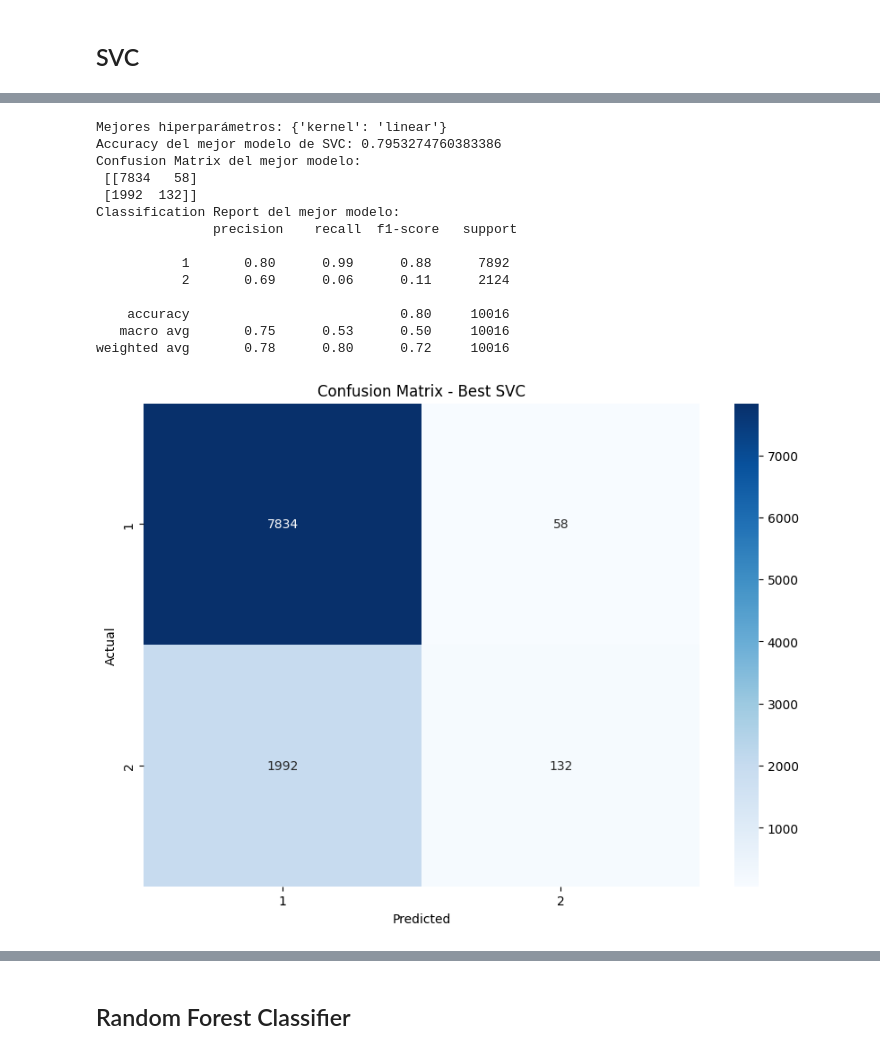
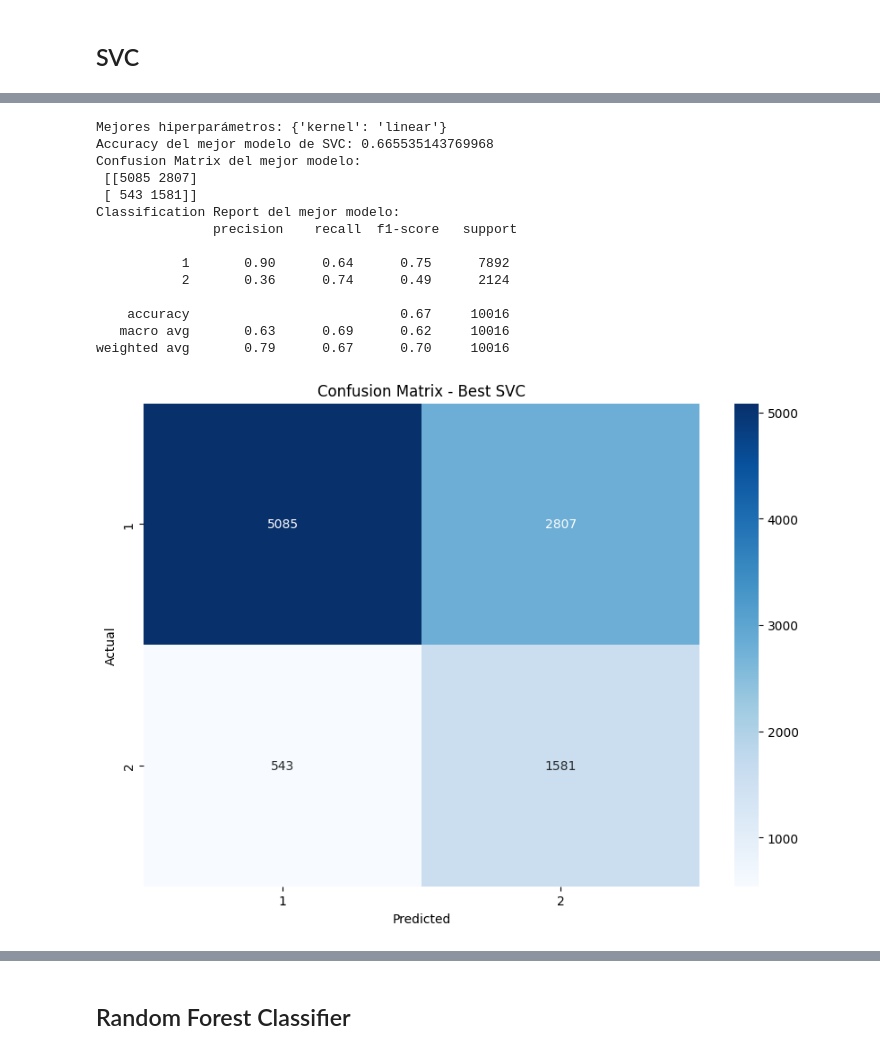
Before and after one commit to empleo-inducido/project-ml, a Jupyter notebook: models/MLFlow.ipynb, the cells around one changed output, grey strips where cells are left out. Cells and saved outputs as stored; diff of their text form; code cells hidden in the pictures.

Commit message:
Cambios de libreta de modelos MLFlow

```diff
--- a/models/MLFlow.ipynb
+++ b/models/MLFlow.ipynb
@@ -141,0 +158,8 @@ y_test = test['TIPO_PACIENTE']
+# %%
+from imblearn.under_sampling import RandomUnderSampler
+
+# Crear el objeto RandomUnderSampler
+undersample = RandomUnderSampler()
+
+# Aplicar el submuestreo a tus datos
+X_resampled, y_resampled = undersample.fit_resample(X_train, y_train)
@@ -197,7 +228,7 @@ nombre = f"{modelo}_{fecha_hora_actual}"
 # Iniciar una nueva ejecución en MLflow con un nombre específico
 with mlflow.start_run(run_name=nombre):
     # Ajustar GridSearchCV en los datos de entrenamiento
-    grid_search.fit(X_train, y_train)
+    grid_search.fit(X_resampled, y_resampled)
 
     # Obtener los mejores hiperparámetros
     best_params = grid_search.best_params_
@@ -319,7 +350,7 @@ nombre = f"{modelo}_{fecha_hora_actual}"
 # Iniciar una nueva ejecución en MLflow con un nombre específico
 with mlflow.start_run(run_name=nombre):
     # Ajustar GridSearchCV en los datos de entrenamiento
-    grid_search.fit(X_train, y_train)
+    grid_search.fit(X_resampled, y_resampled)
 
     # Obtener los mejores hiperparámetros
     best_params = grid_search.best_params_
@@ -400,18 +427,18 @@ mlflow.end_run()
 Mejores hiperparámetros: {'kernel': 'linear'}
-Accuracy del mejor modelo de SVC: 0.7953274760383386
+Accuracy del mejor modelo de SVC: 0.665535143769968
 Confusion Matrix del mejor modelo:
- [[7834   58]
- [1992  132]]
+ [[5085 2807]
+ [ 543 1581]]
 Classification Report del mejor modelo:
                precision    recall  f1-score   support
 
-           1       0.80      0.99      0.88      7892
-           2       0.69      0.06      0.11      2124
+           1       0.90      0.64      0.75      7892
+           2       0.36      0.74      0.49      2124
 
-    accuracy                           0.80     10016
-   macro avg       0.75      0.53      0.50     10016
-weighted avg       0.78      0.80      0.72     10016
+    accuracy                           0.67     10016
+   macro avg       0.63      0.69      0.62     10016
+weighted avg       0.79      0.67      0.70     10016
-[figure, old version]
+[figure, new version]
 [figure]
 # %% [markdown]
 ## Random Forest Classifier
```
Also changed, not shown: parts of 18 cells of this notebook, 5 other files.
